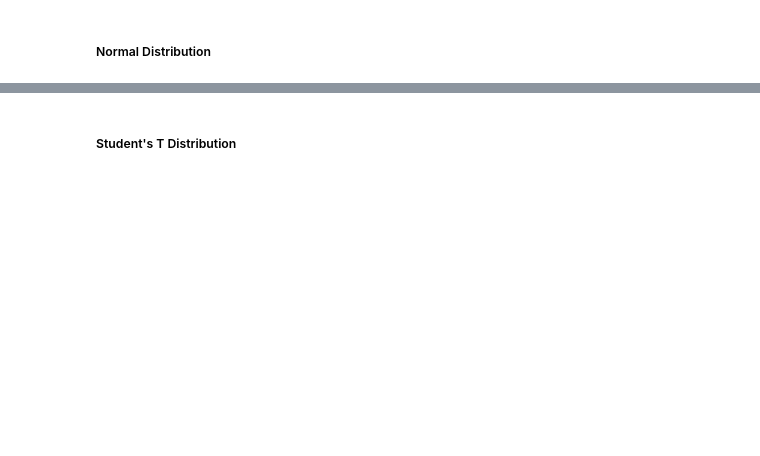
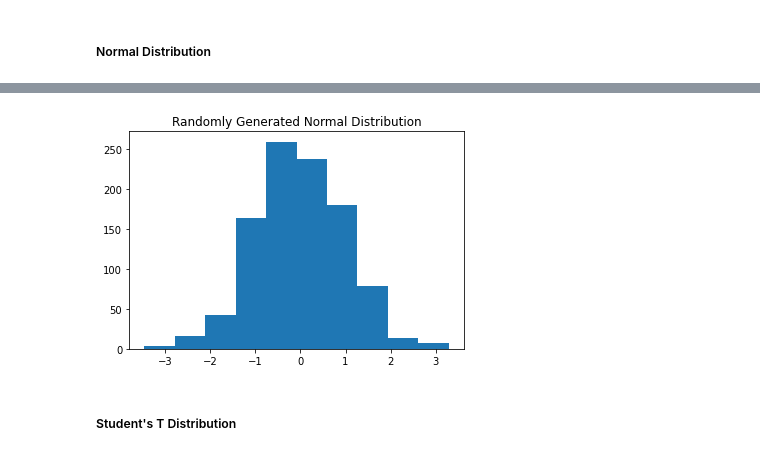
Before and after one commit to dkoense17/day11-12, a Jupyter notebook: Statistics Workbook.ipynb, the cells around one changed output, grey strips where cells are left out. Cells and saved outputs as stored; diff of their text form; code cells hidden in the pictures; blank space fills up the shorter version.

```diff
--- a/Statistics Workbook.ipynb
+++ b/Statistics Workbook.ipynb
@@ -141,2 +181,9 @@ plt.show()
+# %%
+random_variables = stats.norm.rvs(size=1000)
+plt.hist(random_variables)
+plt.title("Randomly Generated Normal Distribution")
+plt.show()
+# %% [output]
+[figure, added]
 # %% [markdown]
 ##### Student's T Distribution
```
Also changed, not shown: parts of 38 cells of this notebook.
